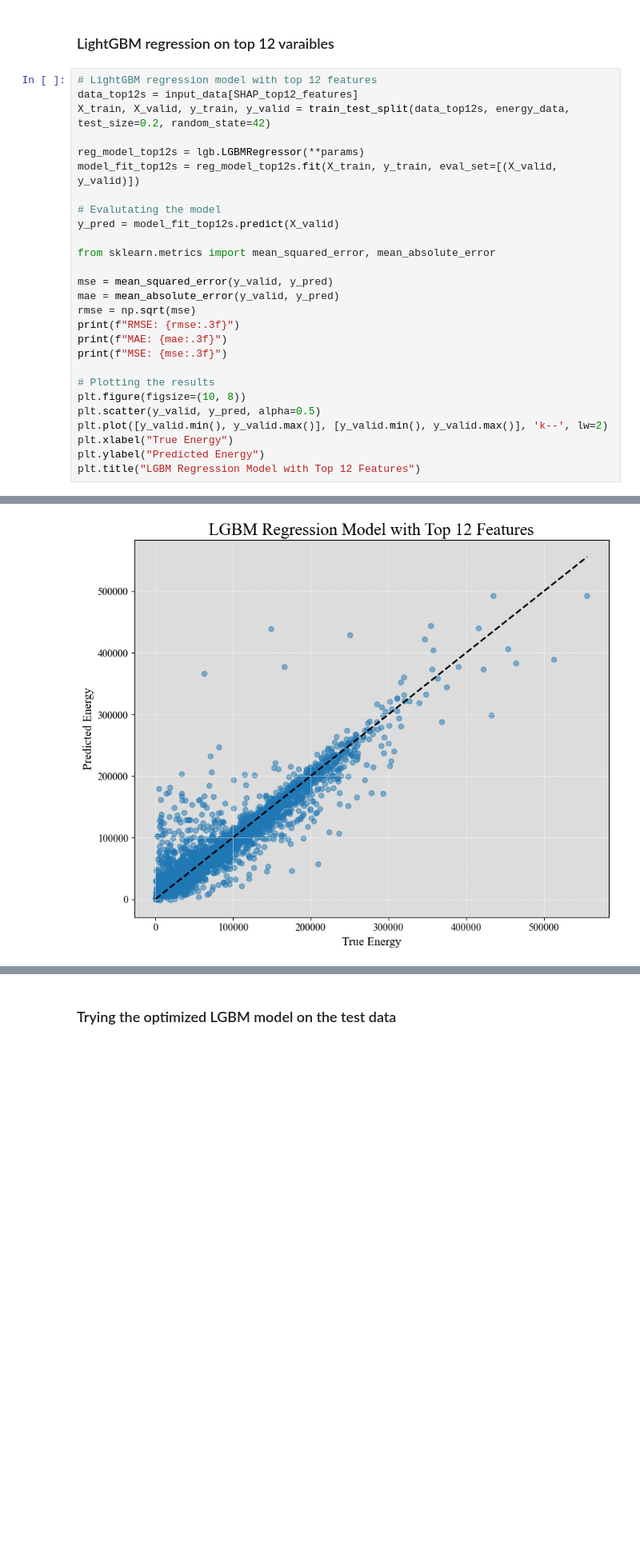
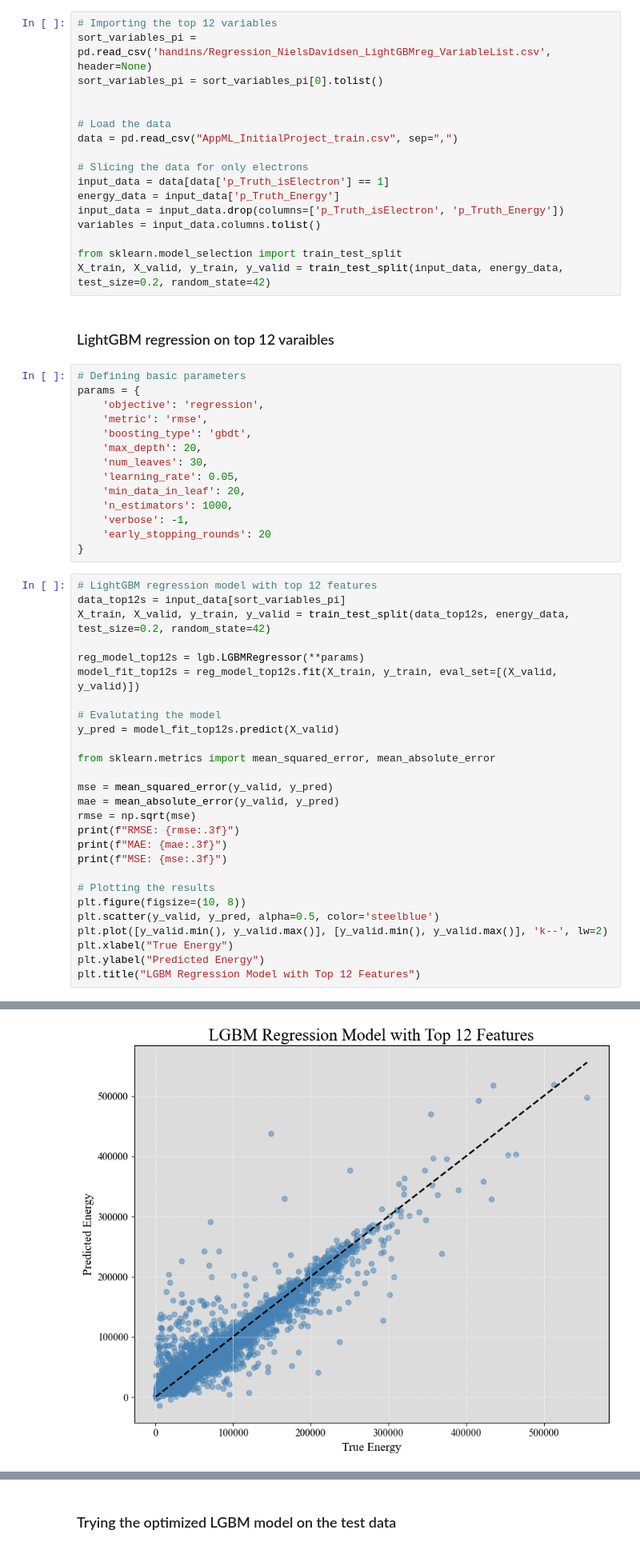
Before and after one commit to nielsdavidsen/AppliedML2025_fork, a Jupyter notebook: NIELS_working_dir/Initial_project/regression.ipynb, the cells around one changed output, grey strips where cells are left out. Shown at 80% size. Drawn from its saved outputs; the diff is of its cells as text; blank space fills up the shorter version.

Commit message:
Initial project done

```diff
--- a/NIELS_working_dir/Initial_project/regression.ipynb
+++ b/NIELS_working_dir/Initial_project/regression.ipynb
@@ -154,8 +47,39 @@ SHAP_top12_features = importance_df[importance_df['SHAP_Importance'].notna()]['F
+# %%
+# Importing the top 12 variables
+sort_variables_pi = pd.read_csv('handins/Regression_NielsDavidsen_LightGBMreg_VariableList.csv', header=None)
+sort_variables_pi = sort_variables_pi[0].tolist()
+
+
+# Load the data
+data = pd.read_csv("AppML_InitialProject_train.csv", sep=",")
+
+# Slicing the data for only electrons
+input_data = data[data['p_Truth_isElectron'] == 1]
+energy_data = input_data['p_Truth_Energy']
+input_data = input_data.drop(columns=['p_Truth_isElectron', 'p_Truth_Energy'])
+variables = input_data.columns.tolist()
+
+from sklearn.model_selection import train_test_split
+X_train, X_valid, y_train, y_valid = train_test_split(input_data, energy_data, test_size=0.2, random_state=42)
 # %% [markdown]
 ### LightGBM regression on top 12 varaibles
+# %%
+# Defining basic parameters
+params = {
+    'objective': 'regression',
+    'metric': 'rmse',
+    'boosting_type': 'gbdt',
+    'max_depth': 20,
+    'num_leaves': 30,
+    'learning_rate': 0.05,
+    'min_data_in_leaf': 20,
+    'n_estimators': 1000,
+    'verbose': -1,
+    'early_stopping_rounds': 20
+}
 # %%
 # LightGBM regression model with top 12 features
-data_top12s = input_data[SHAP_top12_features]
+data_top12s = input_data[sort_variables_pi]
 X_train, X_valid, y_train, y_valid = train_test_split(data_top12s, energy_data, test_size=0.2, random_state=42)
 
 reg_model_top12s = lgb.LGBMRegressor(**params)
@@ -175,7 +99,7 @@ print(f"MSE: {mse:.3f}")
 
 # Plotting the results
 plt.figure(figsize=(10, 8))
-plt.scatter(y_valid, y_pred, alpha=0.5)
+plt.scatter(y_valid, y_pred, alpha=0.5, color='steelblue')
 plt.plot([y_valid.min(), y_valid.max()], [y_valid.min(), y_valid.max()], 'k--', lw=2)
 plt.xlabel("True Energy")
 plt.ylabel("Predicted Energy")
@@ -187,5 +111,5 @@ MSE: 310783058.248
 Text(0.5, 1.0, 'LGBM Regression Model with Top 12 Features')
-[figure, old version]
+[figure, new version]
 # %%
 # Optuna HPO
 import optuna
```
Also changed, not shown: parts of 19 cells of this notebook, 22 other files.
